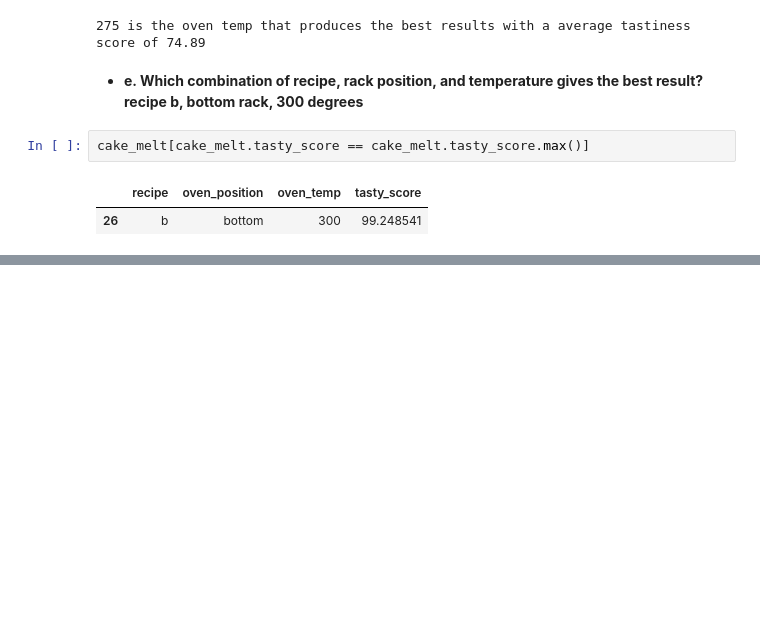
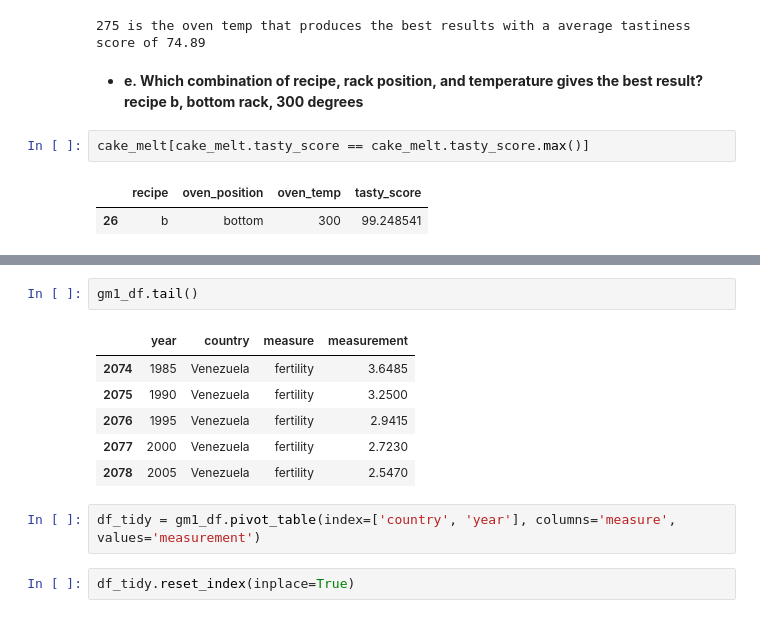
Before and after one commit to justin-m-sullivan/classification-exercises, a Jupyter notebook: tidy_data.ipynb, the cells around one changed output, grey strips where cells are left out. Cells and saved outputs as stored; diff of their text form; blank space fills up the shorter version.

```diff
--- a/tidy_data.ipynb
+++ b/tidy_data.ipynb
@@ -284,0 +317,13 @@ cake_melt[cake_melt.tasty_score == cake_melt.tasty_score.max()]
+# %%
+gm1_df.tail()
+# %% [output]
+|  | year | country | measure | measurement |
+| 2074 | 1985 | Venezuela | fertility | 3.6485 |
+| 2075 | 1990 | Venezuela | fertility | 3.2500 |
+| 2076 | 1995 | Venezuela | fertility | 2.9415 |
+| 2077 | 2000 | Venezuela | fertility | 2.7230 |
+| 2078 | 2005 | Venezuela | fertility | 2.5470 |
+# %%
+df_tidy = gm1_df.pivot_table(index=['country', 'year'], columns='measure', values='measurement')
+# %%
+df_tidy.reset_index(inplace=True)
```
Also changed, not shown: parts of 16 cells of this notebook.
